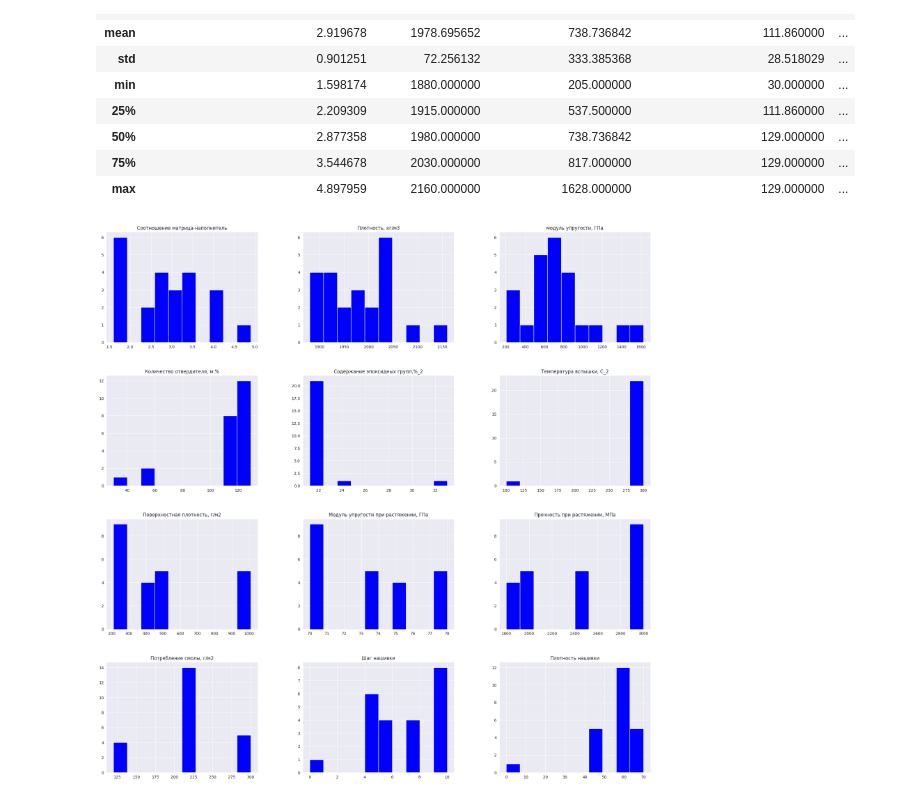
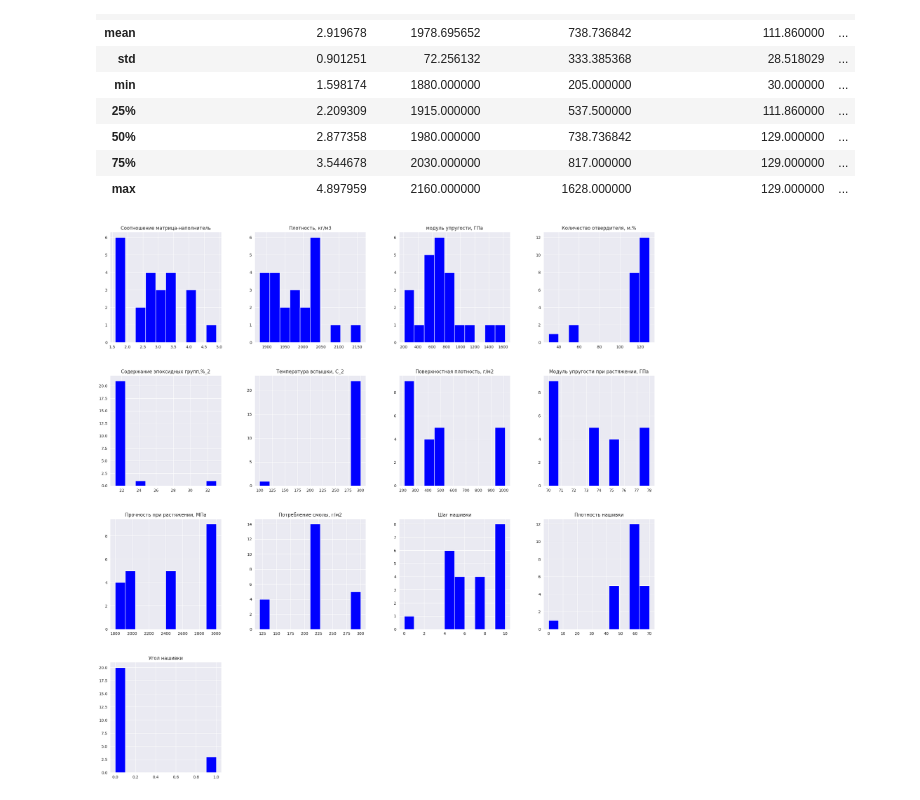
Before and after one commit to S7OV/CompoZit, a Jupyter notebook: VKR_clean_23.ipynb, the cells around one changed output. Saved outputs shown, nothing was run; the diff lists cells and outputs as text; code cells hidden in the pictures.

```diff
--- a/VKR_clean_23.ipynb
+++ b/VKR_clean_23.ipynb
@@ -22,3 +22,4 @@ Mounted at /content/gdrive
 df = pd.read_excel('/content/gdrive/MyDrive/Colab Notebooks/ВКР/data/X_sum.xlsx')
 #Удаляем лишний столбец
 df = df.drop(columns='Unnamed: 0')
+df_temp = df.copy()
@@ -101,8 +104,8 @@ plt.show()
 [figure]
 # %%
 #Выведем описательную статисктику для первых 23 строчки датасета
-df_22 = df.drop(index = df.index[23:1023])
-df_22.describe()
+df_23 = df_temp.drop(index = df.index[23:1023])
+df_23.describe()
 # %% [output]
 |  | Соотношение матрица-наполнитель | Плотность, кг/м3 | модуль упругости, ГПа | Количество отвердителя, м.% | ... |
 | count | 23.000000 | 23.000000 | 23.000000 | 23.000000 | ... |
@@ -119,8 +122,8 @@ df_22.to_excel("/content/gdrive/MyDrive/Colab Notebooks/ВКР/data/X_sum_22.xls
 # %%
 # Построим гистограммы распределения каждой из переменных без нормализации и исключения выбросов
-df_22.hist(figsize = (25,25), color = "b")
+df_23.hist(figsize = (25,25), color = "b")
 plt.show()
 # %% [output]
-[figure, old version]
+[figure, new version]
 # %%
 #Нарисуем попарные графики рассеяния точек
```
Also changed, not shown: parts of 11 cells of this notebook.
